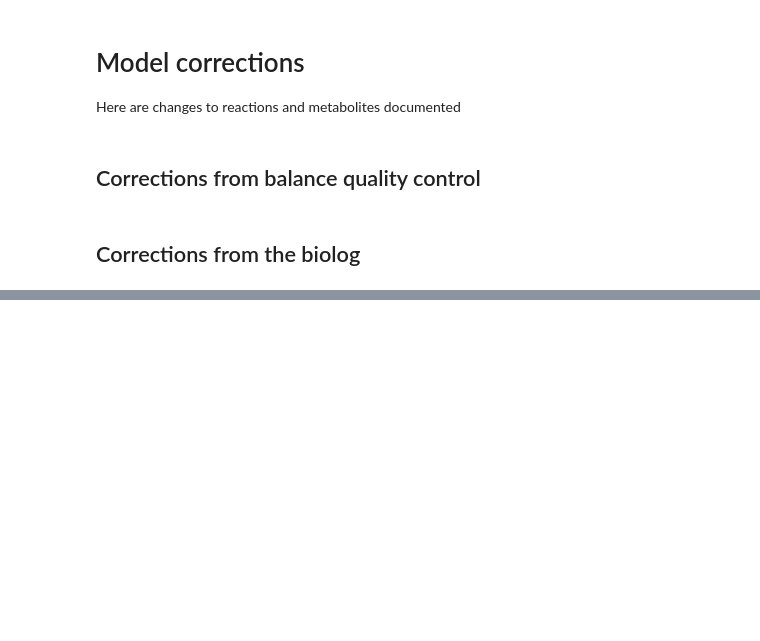
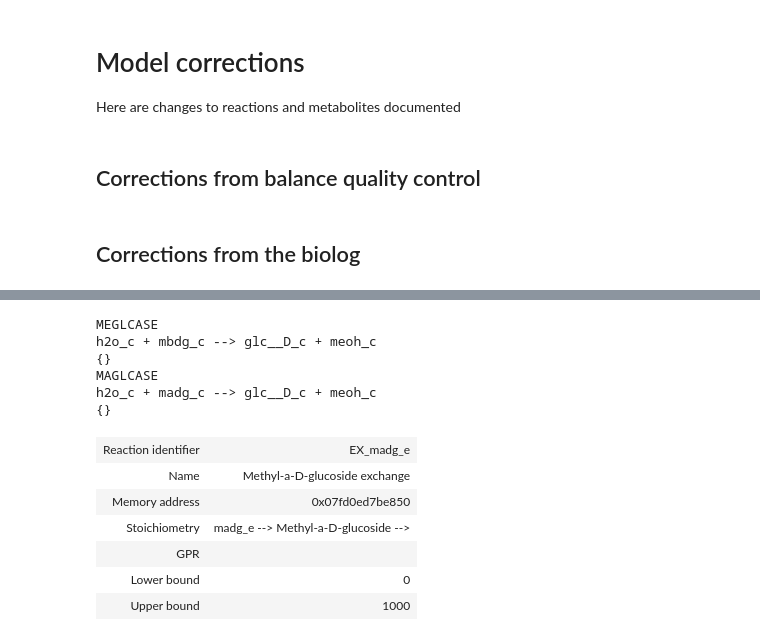
Before and after one commit to iAMB-RWTH-Aachen/Ustilago_maydis-GEM, a Jupyter notebook: code/iUma22_ModelCorrections.ipynb, the cells around one changed output, grey strips where cells are left out. Saved outputs shown, nothing was run; the diff lists cells and outputs as text; code cells hidden in the pictures; blank space fills up the shorter version.

```diff
--- a/code/iUma22_ModelCorrections.ipynb
+++ b/code/iUma22_ModelCorrections.ipynb
@@ -101,11 +121,11 @@ if ID not in model.reactions:
     reaction.upper_bound = 1000.
     reaction.annotation = {'biocyc': 'N-ACETYLGLUCOSAMINE-KINASE-RXN', 'brenda': '2.7.1.59'}
     model.add_reactions([reaction])
-    model.reactions.get_by_id('NAGK').build_reaction_from_string('acgam_c + atp_c --> acgam6p_c + adp_c + h_c')
+    model.reactions.get_by_id(ID).build_reaction_from_string('acgam_c + atp_c --> acgam6p_c + adp_c + h_c')
 
     print(reaction.id)
     print(reaction.reaction)
-    print(model.reactions.get_by_id('NAGK').check_mass_balance())
+    print(model.reactions.get_by_id(ID).check_mass_balance())
 
 ID = 'NAGDA'
 if ID not in model.reactions:
@@ -119,4 +139,4 @@ if ID not in model.reactions:
 
     print(reaction.id)
     print(reaction.reaction)
-    print(model.reactions.get_by_id('NAGK').check_mass_balance())
+    print(model.reactions.get_by_id(ID).check_mass_balance())
@@ -207,7 +259,7 @@ if ID not in model.reactions:
     reaction.upper_bound = 1000.
     reaction.annotation = {'biocyc': 'FUCPALDOL-RXN', 'brenda': '4.1.2.17'}
     model.add_reactions([reaction])
-    model.reactions.get_by_id('F1PALD').build_reaction_from_string('fcl1p_c --> dhap_c + lald__L_c')
+    model.reactions.get_by_id(ID).build_reaction_from_string('fcl1p_c --> dhap_c + lald__L_c')
 
     print(reaction.id)
     print(reaction.reaction)
@@ -378,34 +478,76 @@ model.add_boundary(model.metabolites.get_by_id('lctls_e'), type='exchange', lb=0
 # %%
 # methyl-beta-D-glucoside metabolism
 ID = 'MEGLCASE'
 if ID not in model.reactions:
     reaction = Reaction(ID)
-    reaction.name = 'Methyl-Glucosidase'
+    reaction.name = 'Methyl-b-D-Glucosidase'
     reaction.lower_bound = 0.
     reaction.upper_bound = 1000.
     reaction.annotation = {'biocyc': '3.2.1.21-RXN', 'brenda': '3.2.1.21'}
     MBDG = Metabolite(
         'mbdg_c',
         formula = 'C7H14O6',
-        name = 'D-Lactuose',
+        name = 'Methyl-b-D-glucoside',
         charge = 0,
         compartment = 'c',
     )
     MBDG.annotation = {'biocyc':'CPD-3570', 'chebi':'320055', 'inchi':' InChI=1S/C7H14O6/c1-12-7-6(11)5(10)4(9)3(2-8)13-7/h3-11H,2H2,1H3/t3-,4-,5+,6-,7-/m1/s1', 'pubchem':'445238'}
     MEOH = model.metabolites.get_by_id('meoh_c')
     GLC = model.metabolites.get_by_id('glc__D_c')
     H2O = model.metabolites.get_by_id('h2o_c')
     reaction.add_metabolites({MBDG:-1., H2O:-1., GLC:1., MEOH:1.})
     model.add_reactions([reaction])
-#     model.reactions.get_by_id('NAGK').build_reaction_from_string('acgam_c + atp_c --> acgam6p_c + adp_c + h_c')
 
     print(model.reactions.get_by_id(ID).id)
     print(model.reactions.get_by_id(ID).reaction)
     print(model.reactions.get_by_id(ID).check_mass_balance())
 
 reaction = CreateTransReact(model.metabolites.get_by_id('mbdg_c'))
 model.add_reactions([reaction])
 model.add_boundary(model.metabolites.get_by_id('mbdg_e'), type='exchange', lb=0, ub=1000)
+
+ID = 'MAGLCASE'
+if ID not in model.reactions:
+    reaction = Reaction(ID)
+    reaction.name = 'Methyl-a-D-Glucosidase'
+    reaction.lower_bound = 0.
+    reaction.upper_bound = 1000.
+    reaction.annotation = {'biocyc': '3.2.1.21-RXN', 'brenda': '3.2.1.21'}
+    MADG = Metabolite(
+        'madg_c',
+        formula = 'C7H14O6',
+        name = 'Methyl-a-D-glucoside',
+        charge = 0,
+        compartment = 'c',
+    )
+    MADG.annotation = {'biocyc':'CPD-3582', 'chebi':'320061', 'inchi':' InChI=1S/C7H14O6/c1-12-7-6(11)5(10)4(9)3(2-8)13-7/h3-11H,2H2,1H3/t3-,4-,5+,6-,7+/m1/s1', 'pubchem':'64947'}
+    MEOH = model.metabolites.get_by_id('meoh_c')
+    GLC = model.metabolites.get_by_id('glc__D_c')
+    H2O = model.metabolites.get_by_id('h2o_c')
+    reaction.add_metabolites({MADG:-1., H2O:-1., GLC:1., MEOH:1.})
+    model.add_reactions([reaction])
+
+    print(model.reactions.get_by_id(ID).id)
+    print(model.reactions.get_by_id(ID).reaction)
+    print(model.reactions.get_by_id(ID).check_mass_balance())
+
+reaction = CreateTransReact(model.metabolites.get_by_id('madg_c'))
+model.add_reactions([reaction])
+model.add_boundary(model.metabolites.get_by_id('madg_e'), type='exchange', lb=0, ub=1000)
+# %% [output]
+MEGLCASE
+h2o_c + mbdg_c --> glc__D_c + meoh_c
+{}
+MAGLCASE
+h2o_c + madg_c --> glc__D_c + meoh_c
+{}
+| Reaction identifier | EX_madg_e |
+| Name | Methyl-a-D-glucoside exchange |
+| Memory address | 0x07fd0ed7be850 |
+| Stoichiometry | madg_e --> Methyl-a-D-glucoside --> |
+| GPR |  |
+| Lower bound | 0 |
+| Upper bound | 1000 |
 # %%
 # ala-gly metabolism
 ID = 'PEPASE'
```
Also changed, not shown: parts of 44 cells of this notebook, 51 other files.
